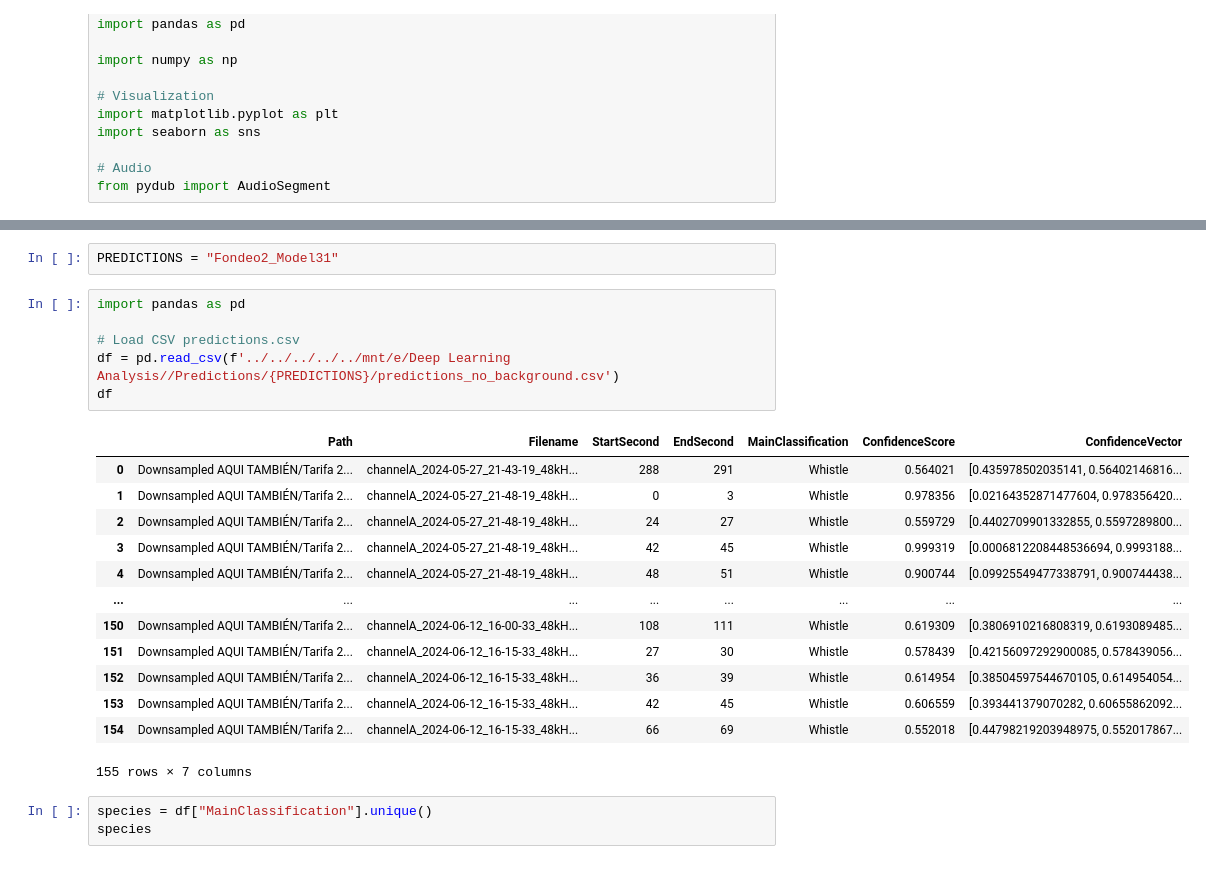
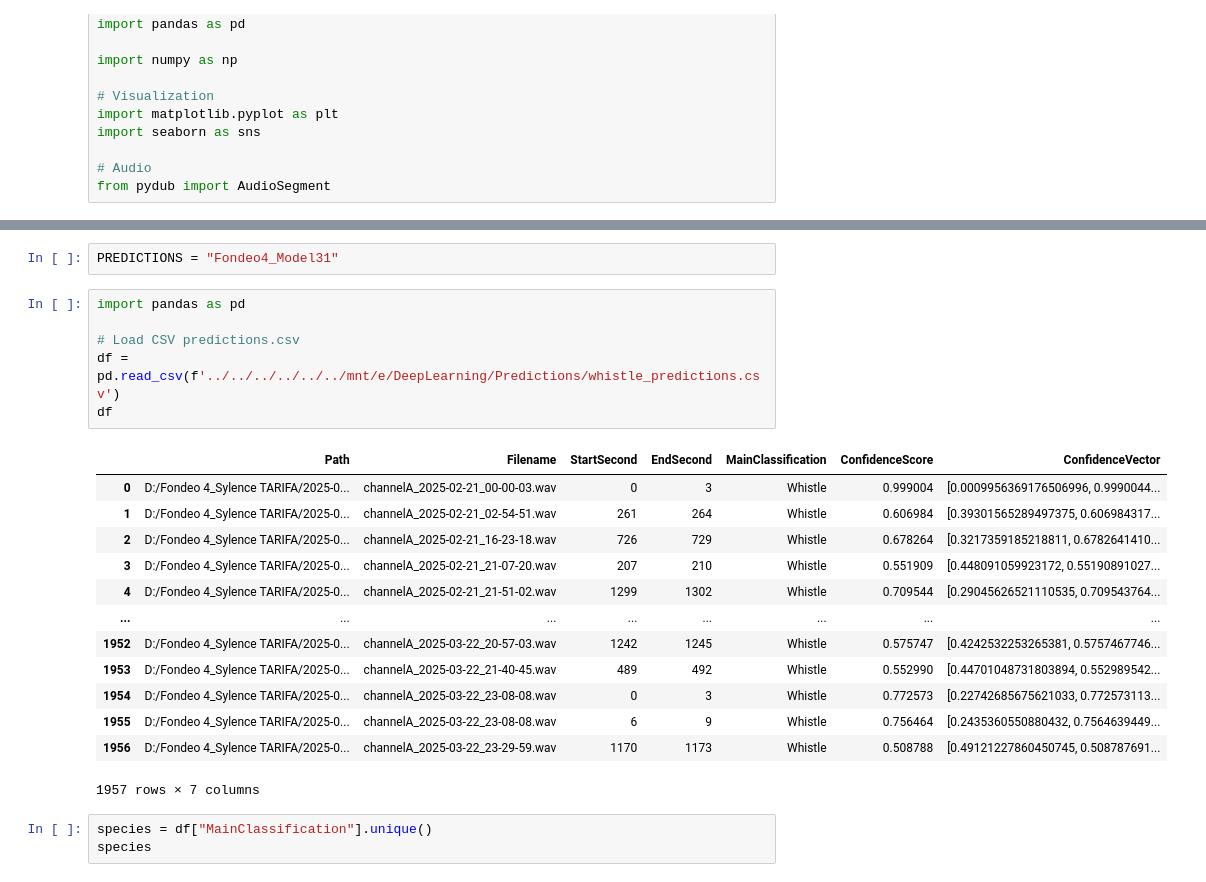
Before and after one commit to SEANIMALMOVE/CetaceanWhistleDetection, a Jupyter notebook: DeepLearning/Validation/Scripts/a01_SegmentPredictions.ipynb, the cells around one changed output, grey strips where cells are left out. Drawn from its saved outputs; the diff is of its cells as text.

```diff
--- a/DeepLearning/Validation/Scripts/a01_SegmentPredictions.ipynb
+++ b/DeepLearning/Validation/Scripts/a01_SegmentPredictions.ipynb
@@ -22,25 +27,25 @@ NOWOPAMDAY_310102_06_Model31  WOPAMDAY_Model22
 # %%
-PREDICTIONS = "Fondeo2_Model31"
+PREDICTIONS = "Fondeo4_Model31"
 # %%
 import pandas as pd
 
 # Load CSV predictions.csv
-df = pd.read_csv(f'../../../../../mnt/e/Deep Learning Analysis//Predictions/{PREDICTIONS}/predictions_no_background.csv')
+df = pd.read_csv(f'../../../../../../mnt/e/DeepLearning/Predictions/whistle_predictions.csv')
 df
 # %% [output]
 |  | Path | Filename | StartSecond | EndSecond | MainClassification | ConfidenceScore | ConfidenceVector |
-| 0 | Downsampled AQUI TAMBIÉN/Tarifa 2... | channelA_2024-05-27_21-43-19_48kH... | 288 | 291 | Whistle | 0.564021 | [0.435978502035141, 0.56402146816... |
-| 1 | Downsampled AQUI TAMBIÉN/Tarifa 2... | channelA_2024-05-27_21-48-19_48kH... | 0 | 3 | Whistle | 0.978356 | [0.02164352871477604, 0.978356420... |
-| 2 | Downsampled AQUI TAMBIÉN/Tarifa 2... | channelA_2024-05-27_21-48-19_48kH... | 24 | 27 | Whistle | 0.559729 | [0.4402709901332855, 0.5597289800... |
-| 3 | Downsampled AQUI TAMBIÉN/Tarifa 2... | channelA_2024-05-27_21-48-19_48kH... | 42 | 45 | Whistle | 0.999319 | [0.0006812208448536694, 0.9993188... |
-| 4 | Downsampled AQUI TAMBIÉN/Tarifa 2... | channelA_2024-05-27_21-48-19_48kH... | 48 | 51 | Whistle | 0.900744 | [0.09925549477338791, 0.900744438... |
+| 0 | D:/Fondeo 4_Sylence TARIFA/2025-0... | channelA_2025-02-21_00-00-03.wav | 0 | 3 | Whistle | 0.999004 | [0.0009956369176506996, 0.9990044... |
+| 1 | D:/Fondeo 4_Sylence TARIFA/2025-0... | channelA_2025-02-21_02-54-51.wav | 261 | 264 | Whistle | 0.606984 | [0.39301565289497375, 0.606984317... |
+| 2 | D:/Fondeo 4_Sylence TARIFA/2025-0... | channelA_2025-02-21_16-23-18.wav | 726 | 729 | Whistle | 0.678264 | [0.3217359185218811, 0.6782641410... |
+| 3 | D:/Fondeo 4_Sylence TARIFA/2025-0... | channelA_2025-02-21_21-07-20.wav | 207 | 210 | Whistle | 0.551909 | [0.448091059923172, 0.55190891027... |
+| 4 | D:/Fondeo 4_Sylence TARIFA/2025-0... | channelA_2025-02-21_21-51-02.wav | 1299 | 1302 | Whistle | 0.709544 | [0.29045626521110535, 0.709543764... |
 | ... | ... | ... | ... | ... | ... | ... | ... |
-| 150 | Downsampled AQUI TAMBIÉN/Tarifa 2... | channelA_2024-06-12_16-00-33_48kH... | 108 | 111 | Whistle | 0.619309 | [0.3806910216808319, 0.6193089485... |
-| 151 | Downsampled AQUI TAMBIÉN/Tarifa 2... | channelA_2024-06-12_16-15-33_48kH... | 27 | 30 | Whistle | 0.578439 | [0.42156097292900085, 0.578439056... |
-| 152 | Downsampled AQUI TAMBIÉN/Tarifa 2... | channelA_2024-06-12_16-15-33_48kH... | 36 | 39 | Whistle | 0.614954 | [0.38504597544670105, 0.614954054... |
-| 153 | Downsampled AQUI TAMBIÉN/Tarifa 2... | channelA_2024-06-12_16-15-33_48kH... | 42 | 45 | Whistle | 0.606559 | [0.393441379070282, 0.60655862092... |
-| 154 | Downsampled AQUI TAMBIÉN/Tarifa 2... | channelA_2024-06-12_16-15-33_48kH... | 66 | 69 | Whistle | 0.552018 | [0.44798219203948975, 0.552017867... |
+| 1952 | D:/Fondeo 4_Sylence TARIFA/2025-0... | channelA_2025-03-22_20-57-03.wav | 1242 | 1245 | Whistle | 0.575747 | [0.4242532253265381, 0.5757467746... |
+| 1953 | D:/Fondeo 4_Sylence TARIFA/2025-0... | channelA_2025-03-22_21-40-45.wav | 489 | 492 | Whistle | 0.552990 | [0.44701048731803894, 0.552989542... |
+| 1954 | D:/Fondeo 4_Sylence TARIFA/2025-0... | channelA_2025-03-22_23-08-08.wav | 0 | 3 | Whistle | 0.772573 | [0.22742685675621033, 0.772573113... |
+| 1955 | D:/Fondeo 4_Sylence TARIFA/2025-0... | channelA_2025-03-22_23-08-08.wav | 6 | 9 | Whistle | 0.756464 | [0.2435360550880432, 0.7564639449... |
+| 1956 | D:/Fondeo 4_Sylence TARIFA/2025-0... | channelA_2025-03-22_23-29-59.wav | 1170 | 1173 | Whistle | 0.508788 | [0.49121227860450745, 0.508787691... |
-155 rows × 7 columns
+1957 rows × 7 columns
 # %%
 species = df["MainClassification"].unique()
 species
```
Also changed, not shown: parts of 5 cells of this notebook, 10 other files.
